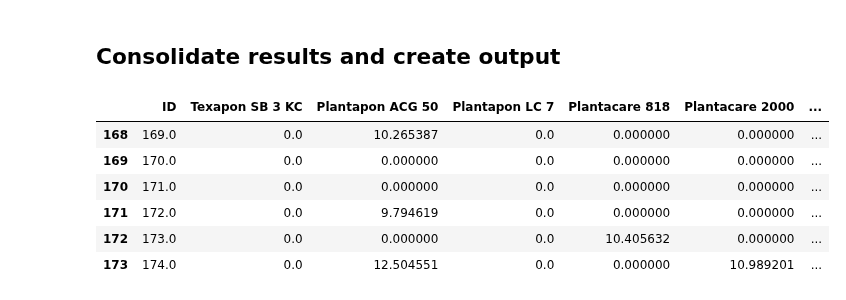
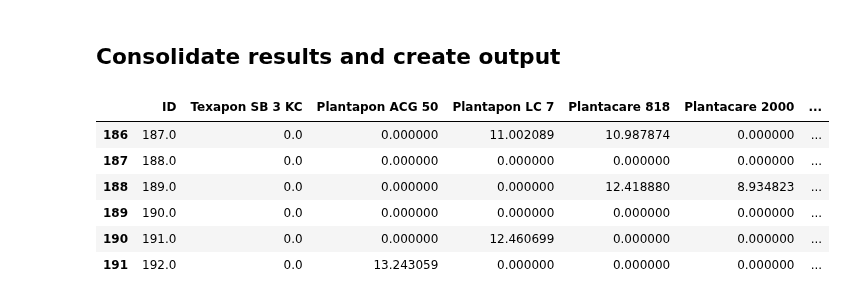
Before and after one commit to AniketChitre/formulations-prep, a Jupyter notebook: balance_analysis.ipynb, the cells around one changed output. Saved outputs shown, nothing was run; the diff lists cells and outputs as text; code cells hidden in the pictures.

```diff
--- a/balance_analysis.ipynb
+++ b/balance_analysis.ipynb
@@ -6,7 +6,7 @@ import pandas as pd
 %matplotlib notebook
 
 speciesList = pmb.PipettingSpecies.readCSV('SpeciesDictionary.csv')
-instructions = pmb.PipettingInstructions.readCSV('DoE_csv/MasterDataset_OT_DoE_10-14-03-23.csv', firstRow=168, lastRow=174)
+instructions = pmb.PipettingInstructions.readCSV('DoE_csv/MasterDataset_OT_DoE_20-26-03-23.csv', firstRow=186, lastRow=192)
 targetVolume = 10
 sampleList = pmb.PipettingSample.createSamples(instructions,targetVol=targetVolume)
 maxVolume = 1
@@ -15,7 +15,7 @@ for sample in sampleList:
     sample.getVolFracSeries(speciesDictionary=speciesList)
 steps = pmb.PipettingStep.createSteps(instructions=instructions,speciesDictionary=speciesList,sampleList=sampleList,maxVol=maxVolume)
 
-massProfile = pmb.MassProfile('mass_data/MassProfile_140323_S169-174.csv',t_baseline=25,derivNoise=0.005,secDerivNoise=0.001)
+massProfile = pmb.MassProfile('mass_data/MassProfile_200323_S187-192.csv',t_baseline=25,derivNoise=0.005,secDerivNoise=0.001)
 # %% [markdown]
 ## Analyse Water Addition
 # %%
@@ -94,19 +94,19 @@ Addition of 0.153g Arlypon TT detected from 3024s to 3040s - expected volume = 0
 # %%
 for step in steps:
     step.addToSample()
 actualMassFractions = pd.DataFrame(dtype='float64').reindex_like(instructions)
 actualMassFractions[:]=0
 for i in range(len(sampleList)):
     actualMassFractions['ID'].iloc[i] = sampleList[i].sampleId
     for entry in sampleList[i].addedMassSeries.iteritems():
         actualMassFractions[entry[0]].iloc[i] = entry[1]/sampleList[i].actualMass*100
-actualMassFractions.to_csv('mass_data/FreshlyAnalysed_140323_S169-S174.csv', index=False)
+actualMassFractions.to_csv('mass_data/FreshlyAnalysed_200323_S187-S192.csv', index=False)
 actualMassFractions
 # %% [output]
 |  | ID | Texapon SB 3 KC | Plantapon ACG 50 | Plantapon LC 7 | Plantacare 818 | Plantacare 2000 | ... |
-| 168 | 169.0 | 0.0 | 10.265387 | 0.0 | 0.000000 | 0.000000 | ... |
-| 169 | 170.0 | 0.0 | 0.000000 | 0.0 | 0.000000 | 0.000000 | ... |
-| 170 | 171.0 | 0.0 | 0.000000 | 0.0 | 0.000000 | 0.000000 | ... |
-| 171 | 172.0 | 0.0 | 9.794619 | 0.0 | 0.000000 | 0.000000 | ... |
-| 172 | 173.0 | 0.0 | 0.000000 | 0.0 | 10.405632 | 0.000000 | ... |
-| 173 | 174.0 | 0.0 | 12.504551 | 0.0 | 0.000000 | 10.989201 | ... |
+| 186 | 187.0 | 0.0 | 0.000000 | 11.002089 | 10.987874 | 0.000000 | ... |
+| 187 | 188.0 | 0.0 | 0.000000 | 0.000000 | 0.000000 | 0.000000 | ... |
+| 188 | 189.0 | 0.0 | 0.000000 | 0.000000 | 12.418880 | 8.934823 | ... |
+| 189 | 190.0 | 0.0 | 0.000000 | 0.000000 | 0.000000 | 0.000000 | ... |
+| 190 | 191.0 | 0.0 | 0.000000 | 12.460699 | 0.000000 | 0.000000 | ... |
+| 191 | 192.0 | 0.0 | 13.243059 | 0.000000 | 0.000000 | 0.000000 | ... |
```
Also changed, not shown: parts of 4 cells of this notebook, 6 other files.
